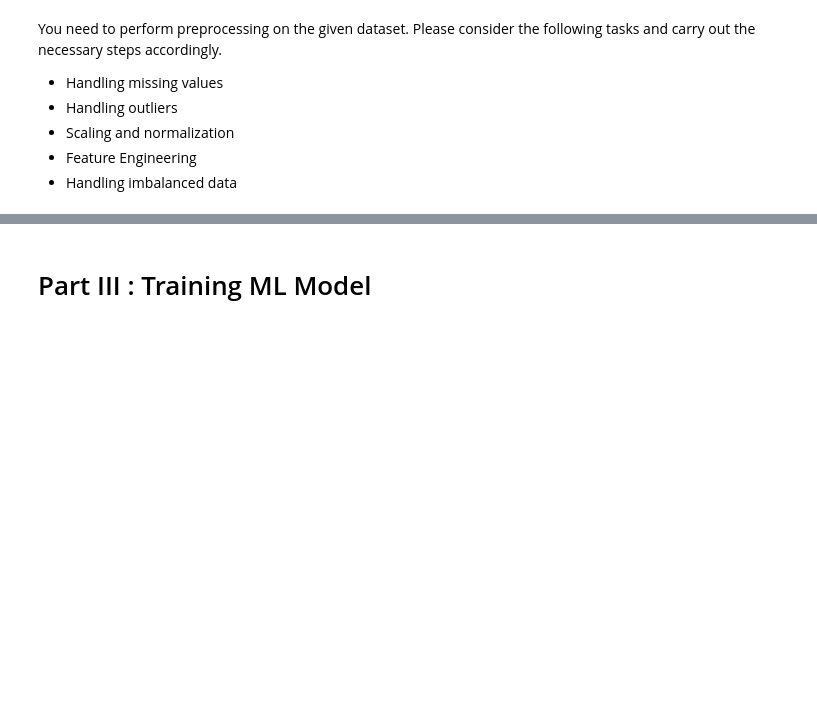
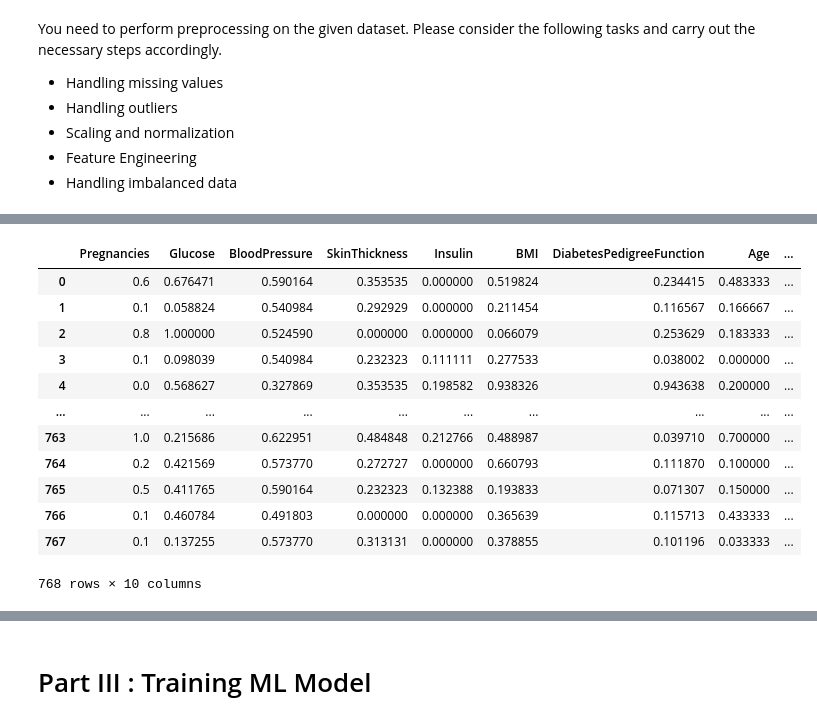
Before and after one commit to Affuya/LHL_ML_Project_Supervised_Learning, a Jupyter notebook: Supervised Learning - Project.ipynb, the cells around one changed output, grey strips where cells are left out. Cells and saved outputs as stored; diff of their text form; code cells hidden in the pictures; blank space fills up the shorter version.

```diff
--- a/Supervised Learning - Project.ipynb
+++ b/Supervised Learning - Project.ipynb
@@ -147,0 +270,16 @@ You need to perform preprocessing on the given dataset. Please consider the foll
+# %%
+df
+# %% [output]
+|  | Pregnancies | Glucose | BloodPressure | SkinThickness | Insulin | BMI | DiabetesPedigreeFunction | Age | ... |
+| 0 | 0.6 | 0.676471 | 0.590164 | 0.353535 | 0.000000 | 0.519824 | 0.234415 | 0.483333 | ... |
+| 1 | 0.1 | 0.058824 | 0.540984 | 0.292929 | 0.000000 | 0.211454 | 0.116567 | 0.166667 | ... |
+| 2 | 0.8 | 1.000000 | 0.524590 | 0.000000 | 0.000000 | 0.066079 | 0.253629 | 0.183333 | ... |
+| 3 | 0.1 | 0.098039 | 0.540984 | 0.232323 | 0.111111 | 0.277533 | 0.038002 | 0.000000 | ... |
+| 4 | 0.0 | 0.568627 | 0.327869 | 0.353535 | 0.198582 | 0.938326 | 0.943638 | 0.200000 | ... |
+| ... | ... | ... | ... | ... | ... | ... | ... | ... | ... |
+| 763 | 1.0 | 0.215686 | 0.622951 | 0.484848 | 0.212766 | 0.488987 | 0.039710 | 0.700000 | ... |
+| 764 | 0.2 | 0.421569 | 0.573770 | 0.272727 | 0.000000 | 0.660793 | 0.111870 | 0.100000 | ... |
+| 765 | 0.5 | 0.411765 | 0.590164 | 0.232323 | 0.132388 | 0.193833 | 0.071307 | 0.150000 | ... |
+| 766 | 0.1 | 0.460784 | 0.491803 | 0.000000 | 0.000000 | 0.365639 | 0.115713 | 0.433333 | ... |
+| 767 | 0.1 | 0.137255 | 0.573770 | 0.313131 | 0.000000 | 0.378855 | 0.101196 | 0.033333 | ... |
+768 rows × 10 columns
```
Also changed, not shown: parts of 13 cells of this notebook.
